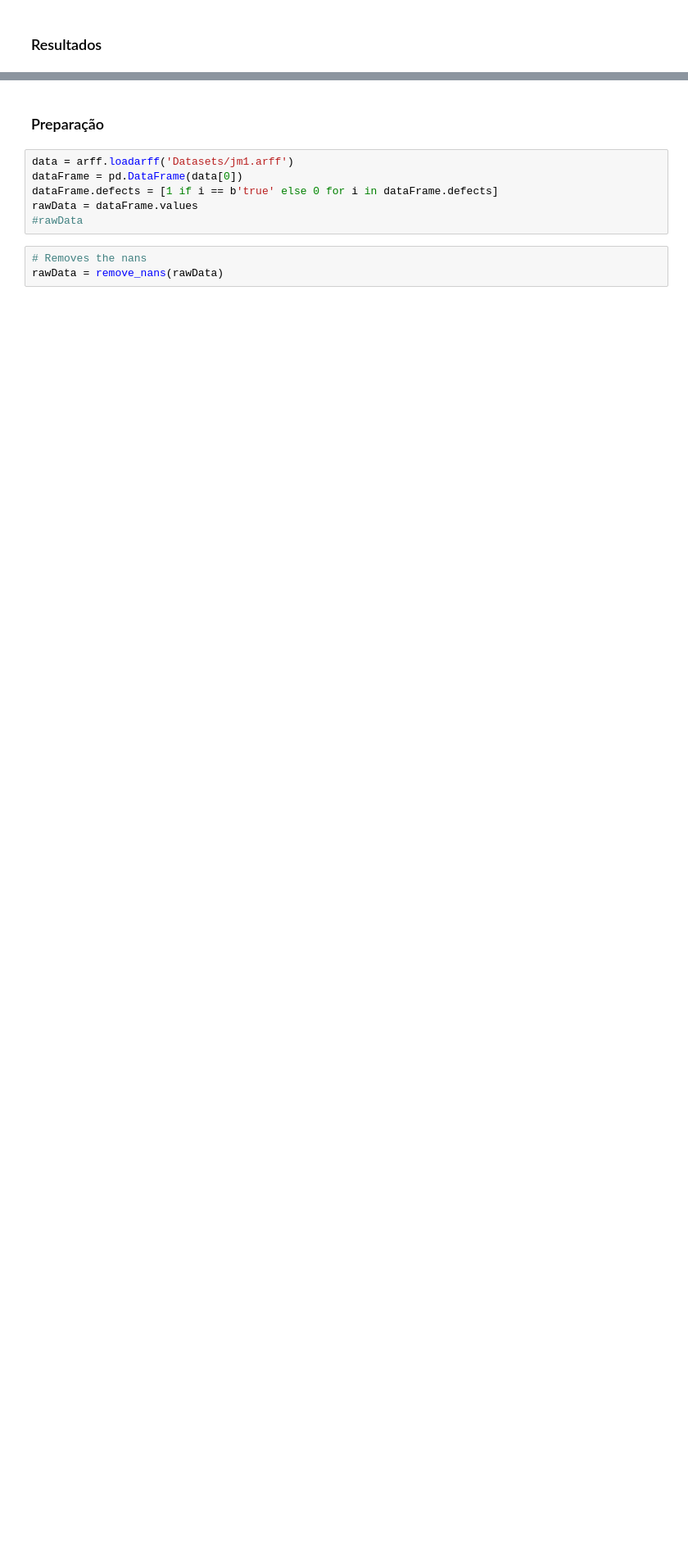
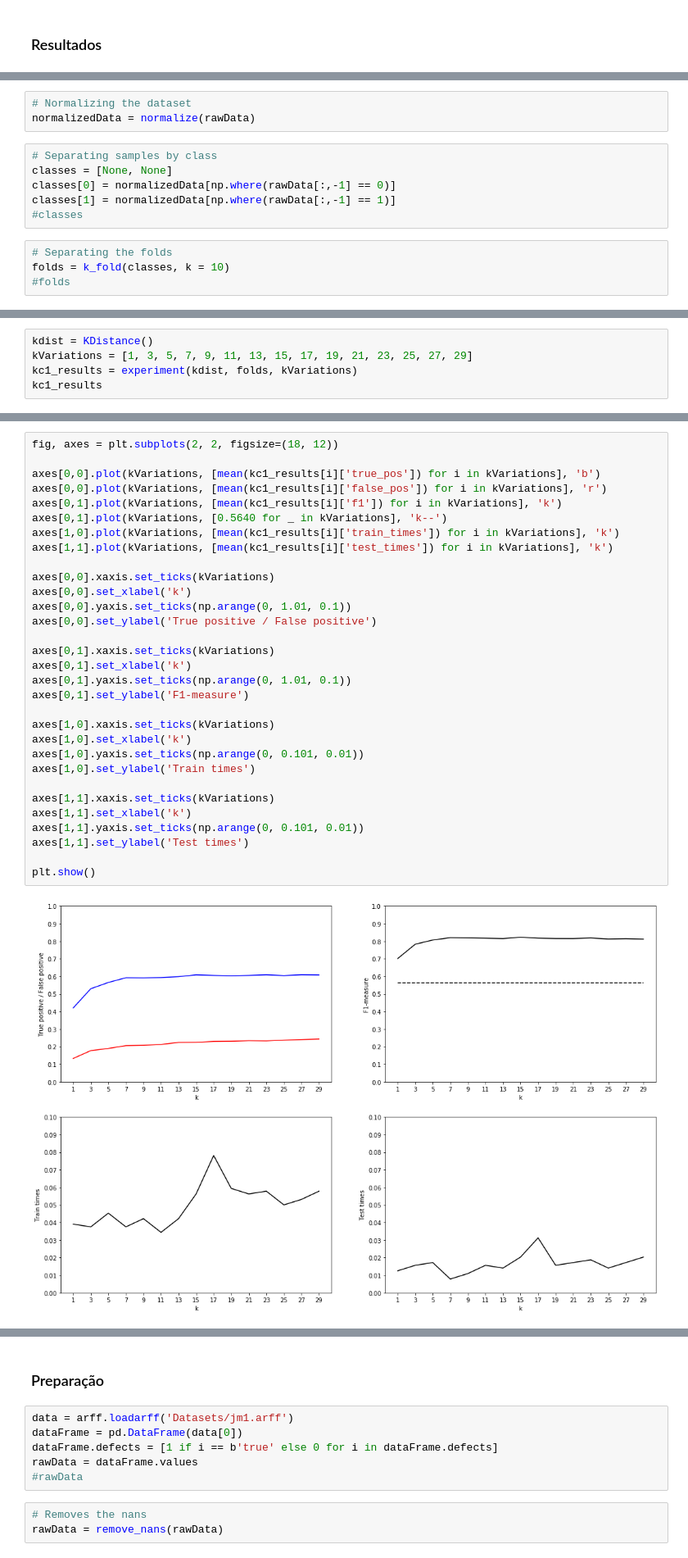
Before and after one commit to Alexsandro-Vitor/Aprendizagem-de-Maquina-Lista-3, a Jupyter notebook: Lista 3 - One Class Classification.ipynb, the cells around one changed output, grey strips where cells are left out. Shown at 82% size. Cells and saved outputs as stored; diff of their text form; blank space fills up the shorter version.

```diff
--- a/Lista 3 - One Class Classification.ipynb
+++ b/Lista 3 - One Class Classification.ipynb
@@ -266,0 +284,13 @@ plt.show()
+# %%
+# Normalizing the dataset
+normalizedData = normalize(rawData)
+# %%
+# Separating samples by class
+classes = [None, None]
+classes[0] = normalizedData[np.where(rawData[:,-1] == 0)]
+classes[1] = normalizedData[np.where(rawData[:,-1] == 1)]
+#classes
+# %%
+# Separating the folds
+folds = k_fold(classes, k = 10)
+#folds
@@ -266,0 +299,5 @@ plt.show()
+# %%
+kdist = KDistance()
+kVariations = [1, 3, 5, 7, 9, 11, 13, 15, 17, 19, 21, 23, 25, 27, 29]
+kc1_results = experiment(kdist, folds, kVariations)
+kc1_results
@@ -266,0 +341,33 @@ plt.show()
+# %%
+fig, axes = plt.subplots(2, 2, figsize=(18, 12))
+
+axes[0,0].plot(kVariations, [mean(kc1_results[i]['true_pos']) for i in kVariations], 'b')
+axes[0,0].plot(kVariations, [mean(kc1_results[i]['false_pos']) for i in kVariations], 'r')
+axes[0,1].plot(kVariations, [mean(kc1_results[i]['f1']) for i in kVariations], 'k')
+axes[0,1].plot(kVariations, [0.5640 for _ in kVariations], 'k--')
+axes[1,0].plot(kVariations, [mean(kc1_results[i]['train_times']) for i in kVariations], 'k')
+axes[1,1].plot(kVariations, [mean(kc1_results[i]['test_times']) for i in kVariations], 'k')
+
+axes[0,0].xaxis.set_ticks(kVariations)
+axes[0,0].set_xlabel('k')
+axes[0,0].yaxis.set_ticks(np.arange(0, 1.01, 0.1))
+axes[0,0].set_ylabel('True positive / False positive')
+
+axes[0,1].xaxis.set_ticks(kVariations)
+axes[0,1].set_xlabel('k')
+axes[0,1].yaxis.set_ticks(np.arange(0, 1.01, 0.1))
+axes[0,1].set_ylabel('F1-measure')
+
+axes[1,0].xaxis.set_ticks(kVariations)
+axes[1,0].set_xlabel('k')
+axes[1,0].yaxis.set_ticks(np.arange(0, 0.101, 0.01))
+axes[1,0].set_ylabel('Train times')
+
+axes[1,1].xaxis.set_ticks(kVariations)
+axes[1,1].set_xlabel('k')
+axes[1,1].yaxis.set_ticks(np.arange(0, 0.101, 0.01))
+axes[1,1].set_ylabel('Test times')
+
+plt.show()
+# %% [output]
+[figure, added]
```
Also changed, not shown: parts of 13 cells of this notebook.
